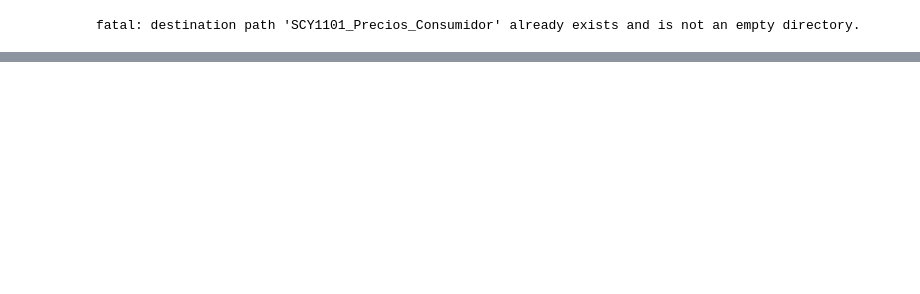
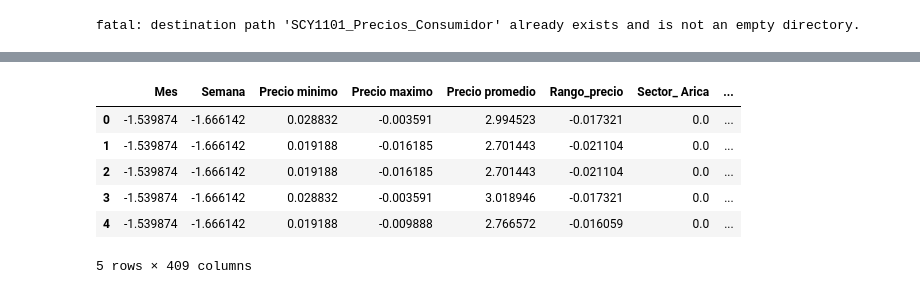
Before and after one commit to LtFordo/SCY1101_Precios_Consumidor, a Jupyter notebook: ProyectoProgramaciónCienciaDatos.ipynb, the cells around one changed output, grey strips where cells are left out. Saved outputs shown, nothing was run; the diff lists cells and outputs as text; code cells hidden in the pictures; blank space fills up the shorter version.

```diff
--- a/ProyectoProgramaciónCienciaDatos.ipynb
+++ b/ProyectoProgramaciónCienciaDatos.ipynb
@@ -294,0 +117,10 @@ Cantidad de filas duplicadas: 14
+# %%
+# ===============================
+# DETECCIÓN DE DUPLICADOS
+# ===============================
+
+# Contar filas duplicadas
+df.duplicated().sum()
+
+# Eliminar duplicados
+df = df.drop_duplicates()
@@ -294,0 +181,7 @@ Cantidad de filas duplicadas: 14
+# %%
+# ===============================
+# FEATURE ENGINEERING
+# ===============================
+
+# Rango de precios
+df["Rango_precio"] = df["Precio maximo"] - df["Precio minimo"]
@@ -294,0 +218,30 @@ Cantidad de filas duplicadas: 14
+# %%
+# ===============================
+# APLICAR TRANSFORMACIONES
+# ===============================
+
+X_processed = pipeline.fit_transform(df)
+
+# Obtener los nombres de las columnas transformadas
+# Primero, obtener los nombres de las características numéricas transformadas
+num_feature_names = num_cols # Asumen que el scaler no cambia los nombres
+
+# Luego, obtener los nombres de las características categóricas one-hot encoded
+cat_feature_names = pipeline.named_steps['preprocessor'].named_transformers_['cat'].named_steps['encoder'].get_feature_names_out(cat_cols)
+
+# Combinar todos los nombres de las características
+all_feature_names = list(num_feature_names) + list(cat_feature_names)
+
+# Convertir X_processed a un DataFrame de Pandas para visualización
+X_processed_df = pd.DataFrame(X_processed.toarray(), columns=all_feature_names)
+
+# Mostrar las primeras filas del DataFrame procesado
+display(X_processed_df.head())
+# %% [output]
+|  | Mes | Semana | Precio minimo | Precio maximo | Precio promedio | Rango_precio | Sector_ Arica | ... |
+| 0 | -1.539874 | -1.666142 | 0.028832 | -0.003591 | 2.994523 | -0.017321 | 0.0 | ... |
+| 1 | -1.539874 | -1.666142 | 0.019188 | -0.016185 | 2.701443 | -0.021104 | 0.0 | ... |
+| 2 | -1.539874 | -1.666142 | 0.019188 | -0.016185 | 2.701443 | -0.021104 | 0.0 | ... |
+| 3 | -1.539874 | -1.666142 | 0.028832 | -0.003591 | 3.018946 | -0.017321 | 0.0 | ... |
+| 4 | -1.539874 | -1.666142 | 0.019188 | -0.009888 | 2.766572 | -0.016059 | 0.0 | ... |
+5 rows × 409 columns
```
Also changed, not shown: parts of 20 cells of this notebook.
